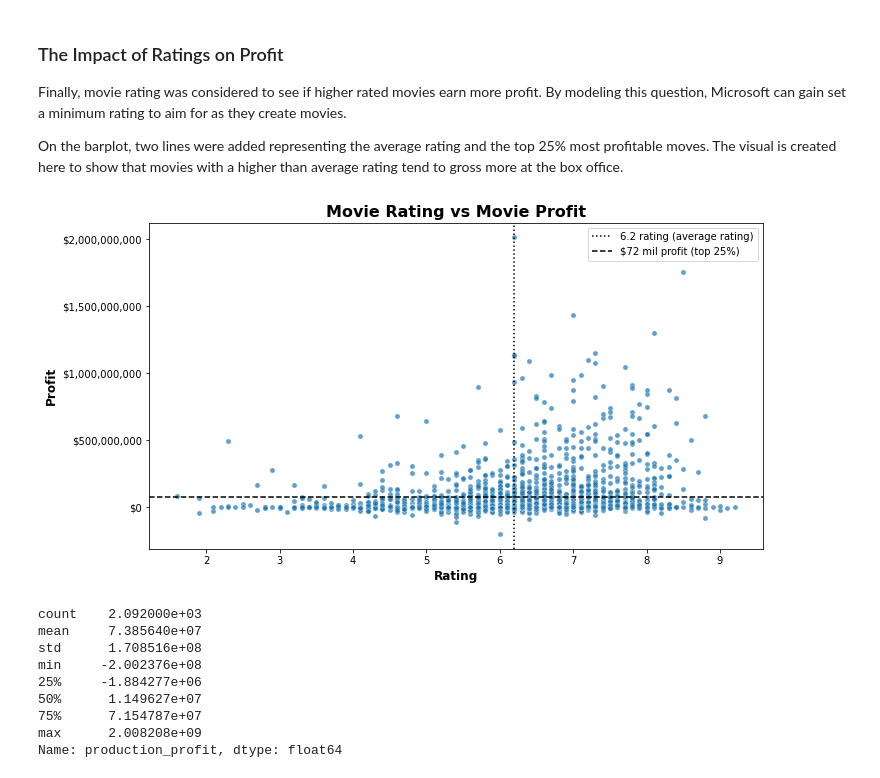
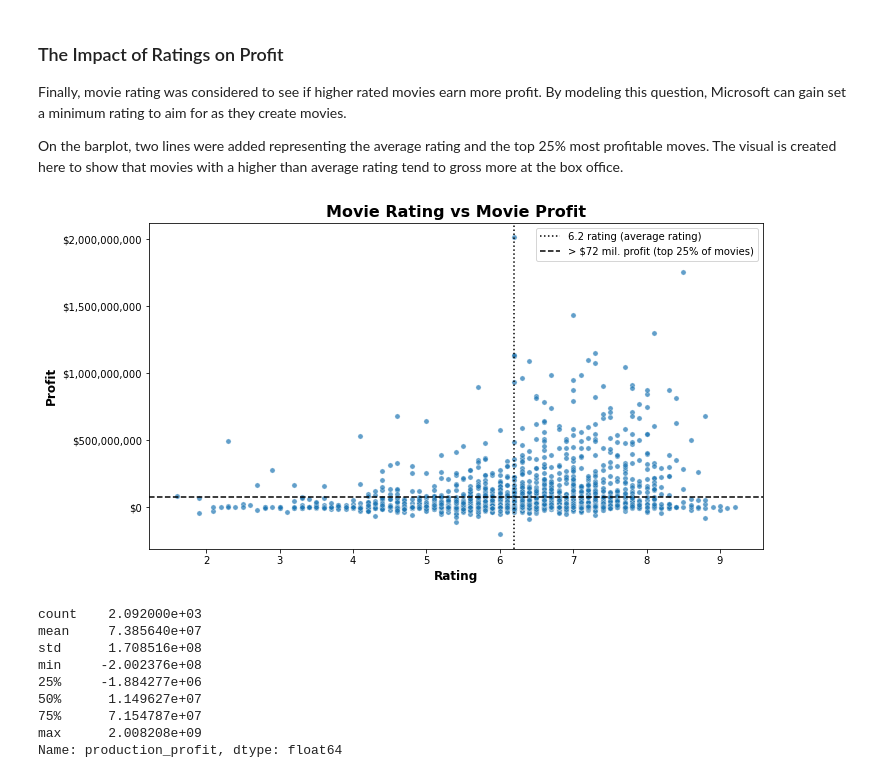
Before and after one commit to kevin-culver/Microsoft_Movie_Analysis, a Jupyter notebook: Microsoft_Movie_Analysis.ipynb, the cells around one changed output. Saved outputs shown, nothing was run; the diff lists cells and outputs as text; code cells hidden in the pictures.

Commit message:
add visuals to README

```diff
--- a/Microsoft_Movie_Analysis.ipynb
+++ b/Microsoft_Movie_Analysis.ipynb
@@ -463,34 +409,34 @@ On the barplot, two lines were added representing the average rating and the top
 # %%
 #Plotting scatterplot of movies rating and their profit to see distribution of
 #ratings and movie profit
 fig, ax = plt.subplots(figsize=(11,6))
 plt.xticks()
 
 ax = sns.scatterplot(data=movies_df,
                   y='production_profit', x='averagerating', palette='muted',
                      alpha=0.7, s=27)
 
 
 plt.axvline(x=6.2, color='black', ls=':', label='6.4 rating')
 plt.axhline(y=72000000, color='black', ls='--', label='profit')
 
-labels = ['6.2 rating (average rating)', '$72 mil profit (top 25%)']
+labels = ['6.2 rating (average rating)', '> $72 mil. profit (top 25% of movies)']
 handles, _ = ax.get_legend_handles_labels()
 
 # Slice list to remove first handle
 plt.legend(handles = handles, labels = labels)
 
 ax.set_xlabel('Rating', fontsize=12, fontweight='bold')
 
 ax.set_ylabel('Profit', fontsize=12, fontweight='bold')
 ax.yaxis.set_major_formatter("${x:,.0f}")
 ax.set_title("Movie Rating vs Movie Profit", fontsize=16, fontweight='bold')
 
 
 #saving figure to images folder for use in README and presentation
 plt.savefig('./images/rating_profit.png', facecolor='white');
 # %% [output]
-[figure, old version]
+[figure, new version]
 # %%
 movies_df['production_profit'].describe()
 # %% [output]
```
Also changed, not shown: parts of 16 cells of this notebook, 4 other files.
